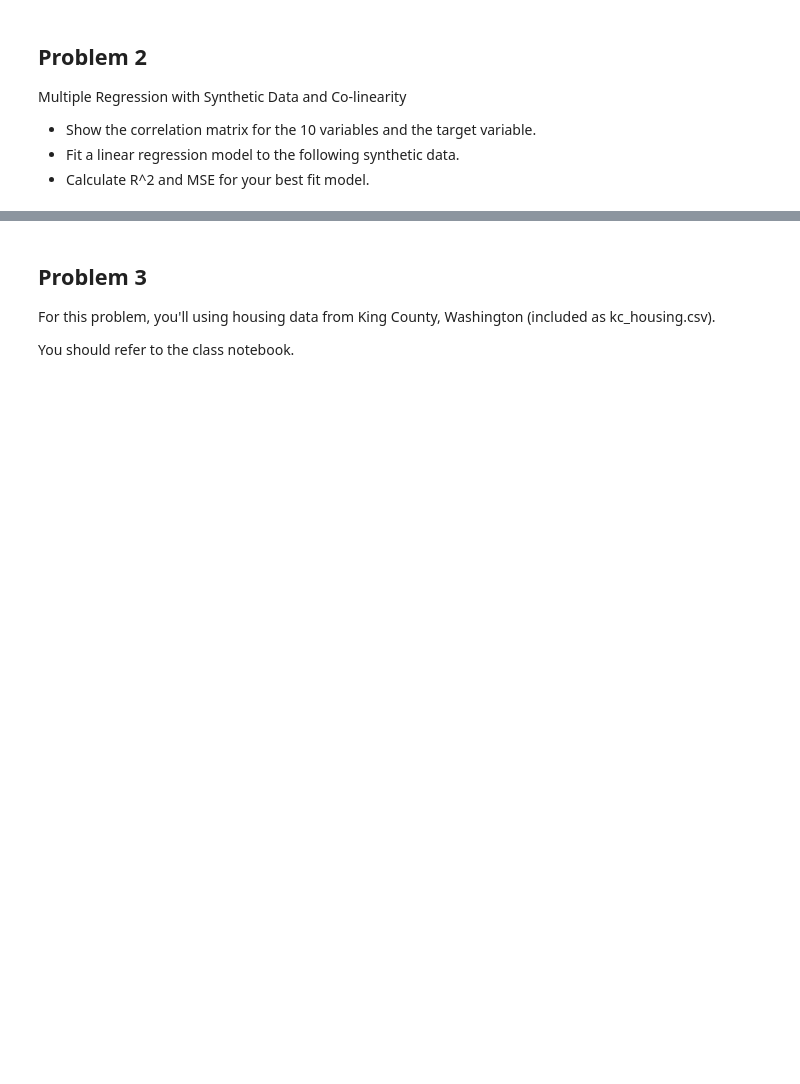
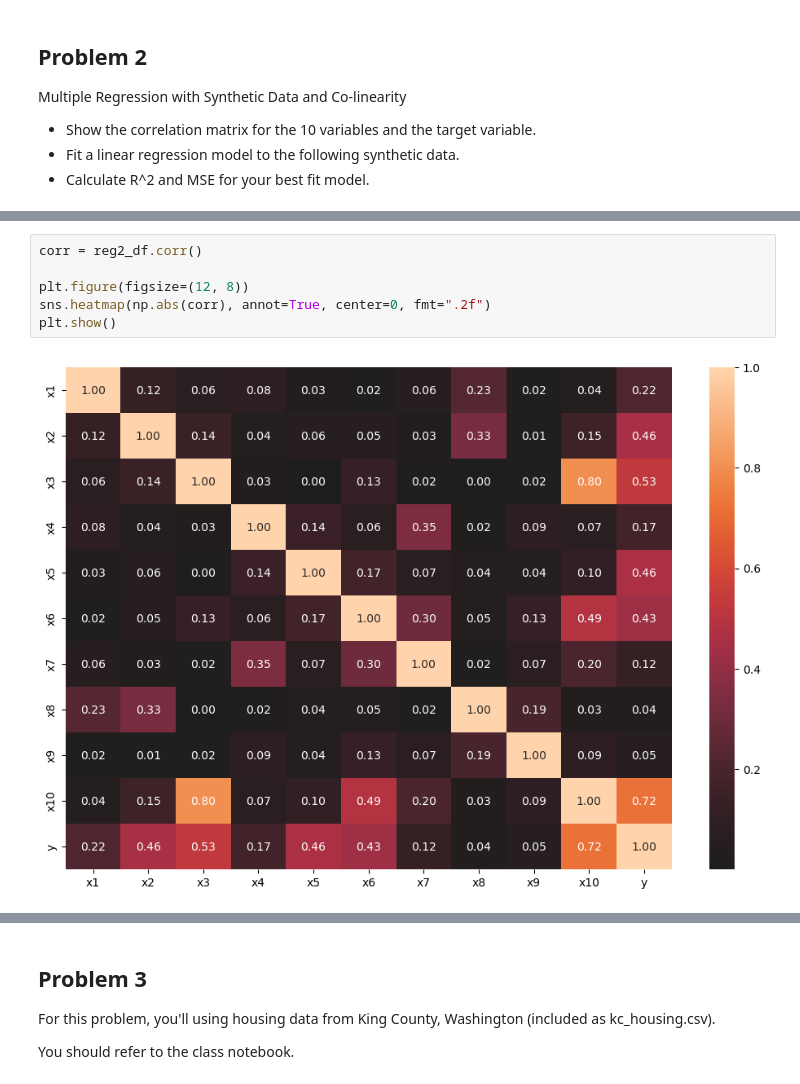
Before and after one commit to GettysburgDataScience/ps1-linear-regression-RatulPradhan, a Jupyter notebook: PS1.ipynb, the cells around one changed output, grey strips where cells are left out. Cells and saved outputs as stored; diff of their text form; blank space fills up the shorter version.

```diff
--- a/PS1.ipynb
+++ b/PS1.ipynb
@@ -135 +196,9 @@ print_model(bias, coef, column_names, model_name = 'True Model')
 300 rows × 11 columns
+# %%
+corr = reg2_df.corr()
+
+plt.figure(figsize=(12, 8))
+sns.heatmap(np.abs(corr), annot=True, center=0, fmt=".2f")
+plt.show()
+# %% [output]
+[figure, added]
```
Also changed, not shown: parts of 30 cells of this notebook.
